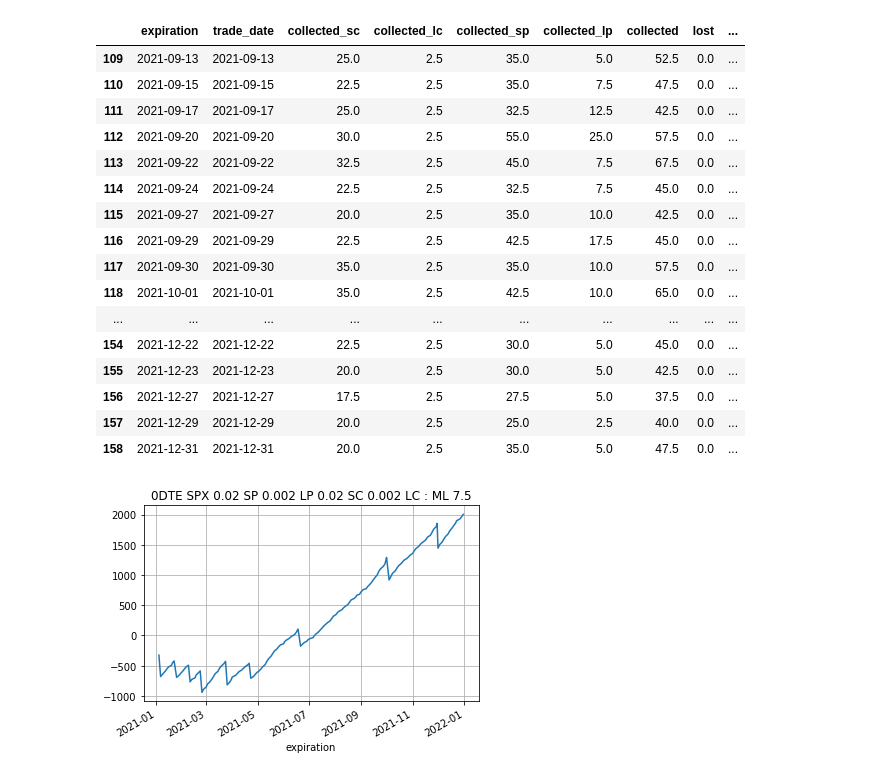
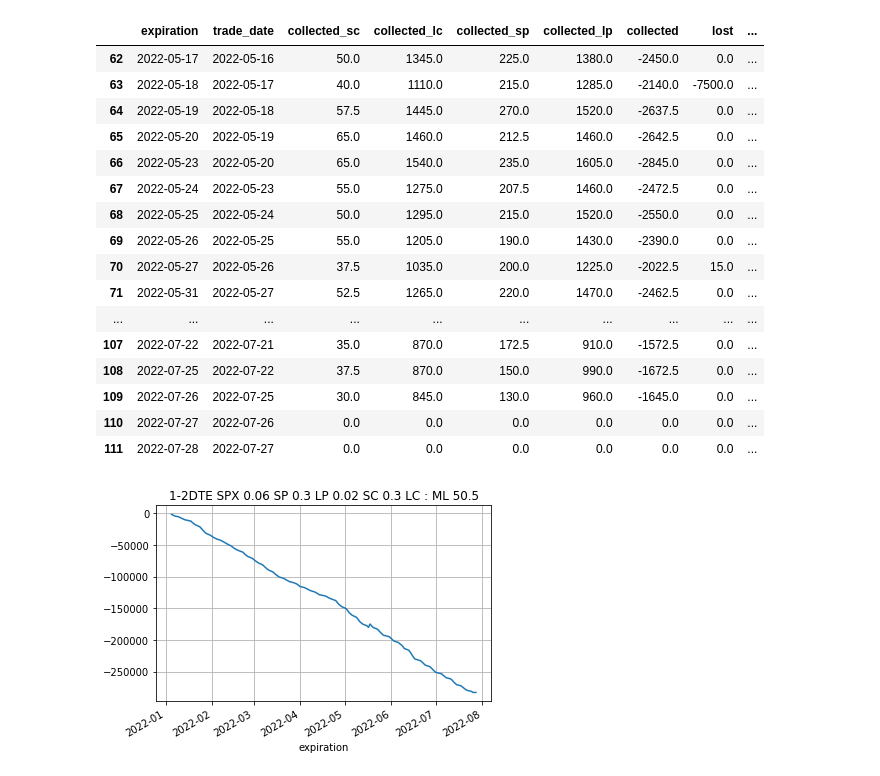
Before and after one commit to jcurtiswebb/SPXoptions-put-backtesting, a Jupyter notebook: spx-option-spread-backtester.ipynb, the cells around one changed output. Saved outputs shown, nothing was run; the diff lists cells and outputs as text; code cells hidden in the pictures.

```diff
--- a/spx-option-spread-backtester.ipynb
+++ b/spx-option-spread-backtester.ipynb
@@ -7,7 +7,7 @@ import matplotlib.pyplot as plt
 import os
 import os.path
 
-df = pd.read_csv(f"../input/cboedailytrimspxcboe202202020939/cboe_spx_2021_0dte_all.csv", index_col=None, header=0)
+df = pd.read_csv(f"../input/cboedailytrimspxcboe202202020939/cboe_spx_2022_1545_1600.csv", index_col=None, header=0)
 df['expiration']=pd.to_datetime(df['expiration'])
 df['quote_date']=pd.to_datetime(df['quote_date'])
 df['delta'] = df['delta'].abs()
@@ -15,15 +15,15 @@ df['delta'] = df['delta'].abs()
 #########################
 # Settings for backtest #
 #########################
-delta_sp = 0.02
-delta_lp = 0.002
+delta_sp = 0.06
+delta_lp = 0.3
 delta_sc = 0.02
-delta_lc = 0.002
+delta_lc = 0.3
 
-same_day = True
-purchase_time = '09:45:00'
+same_day = False
+purchase_time = '15:45:00'
 
-max_loss = 7.5
+max_loss = 50.5
 
 commission = 1.5
 
@@ -194,28 +182,28 @@ df_trade_plot = df_trade_plot['net'].cumsum()
 df_trades.tail(50)
 # %% [output]
 |  | expiration | trade_date | collected_sc | collected_lc | collected_sp | collected_lp | collected | lost | ... |
-| 109 | 2021-09-13 | 2021-09-13 | 25.0 | 2.5 | 35.0 | 5.0 | 52.5 | 0.0 | ... |
-| 110 | 2021-09-15 | 2021-09-15 | 22.5 | 2.5 | 35.0 | 7.5 | 47.5 | 0.0 | ... |
-| 111 | 2021-09-17 | 2021-09-17 | 25.0 | 2.5 | 32.5 | 12.5 | 42.5 | 0.0 | ... |
-| 112 | 2021-09-20 | 2021-09-20 | 30.0 | 2.5 | 55.0 | 25.0 | 57.5 | 0.0 | ... |
-| 113 | 2021-09-22 | 2021-09-22 | 32.5 | 2.5 | 45.0 | 7.5 | 67.5 | 0.0 | ... |
-| 114 | 2021-09-24 | 2021-09-24 | 22.5 | 2.5 | 32.5 | 7.5 | 45.0 | 0.0 | ... |
-| 115 | 2021-09-27 | 2021-09-27 | 20.0 | 2.5 | 35.0 | 10.0 | 42.5 | 0.0 | ... |
-| 116 | 2021-09-29 | 2021-09-29 | 22.5 | 2.5 | 42.5 | 17.5 | 45.0 | 0.0 | ... |
-| 117 | 2021-09-30 | 2021-09-30 | 35.0 | 2.5 | 35.0 | 10.0 | 57.5 | 0.0 | ... |
-| 118 | 2021-10-01 | 2021-10-01 | 35.0 | 2.5 | 42.5 | 10.0 | 65.0 | 0.0 | ... |
+| 62 | 2022-05-17 | 2022-05-16 | 50.0 | 1345.0 | 225.0 | 1380.0 | -2450.0 | 0.0 | ... |
+| 63 | 2022-05-18 | 2022-05-17 | 40.0 | 1110.0 | 215.0 | 1285.0 | -2140.0 | -7500.0 | ... |
+| 64 | 2022-05-19 | 2022-05-18 | 57.5 | 1445.0 | 270.0 | 1520.0 | -2637.5 | 0.0 | ... |
+| 65 | 2022-05-20 | 2022-05-19 | 65.0 | 1460.0 | 212.5 | 1460.0 | -2642.5 | 0.0 | ... |
+| 66 | 2022-05-23 | 2022-05-20 | 65.0 | 1540.0 | 235.0 | 1605.0 | -2845.0 | 0.0 | ... |
+| 67 | 2022-05-24 | 2022-05-23 | 55.0 | 1275.0 | 207.5 | 1460.0 | -2472.5 | 0.0 | ... |
+| 68 | 2022-05-25 | 2022-05-24 | 50.0 | 1295.0 | 215.0 | 1520.0 | -2550.0 | 0.0 | ... |
+| 69 | 2022-05-26 | 2022-05-25 | 55.0 | 1205.0 | 190.0 | 1430.0 | -2390.0 | 0.0 | ... |
+| 70 | 2022-05-27 | 2022-05-26 | 37.5 | 1035.0 | 200.0 | 1225.0 | -2022.5 | 15.0 | ... |
+| 71 | 2022-05-31 | 2022-05-27 | 52.5 | 1265.0 | 220.0 | 1470.0 | -2462.5 | 0.0 | ... |
 | ... | ... | ... | ... | ... | ... | ... | ... | ... | ... |
-| 154 | 2021-12-22 | 2021-12-22 | 22.5 | 2.5 | 30.0 | 5.0 | 45.0 | 0.0 | ... |
-| 155 | 2021-12-23 | 2021-12-23 | 20.0 | 2.5 | 30.0 | 5.0 | 42.5 | 0.0 | ... |
-| 156 | 2021-12-27 | 2021-12-27 | 17.5 | 2.5 | 27.5 | 5.0 | 37.5 | 0.0 | ... |
-| 157 | 2021-12-29 | 2021-12-29 | 20.0 | 2.5 | 25.0 | 2.5 | 40.0 | 0.0 | ... |
-| 158 | 2021-12-31 | 2021-12-31 | 20.0 | 2.5 | 35.0 | 5.0 | 47.5 | 0.0 | ... |
+| 107 | 2022-07-22 | 2022-07-21 | 35.0 | 870.0 | 172.5 | 910.0 | -1572.5 | 0.0 | ... |
+| 108 | 2022-07-25 | 2022-07-22 | 37.5 | 870.0 | 150.0 | 990.0 | -1672.5 | 0.0 | ... |
+| 109 | 2022-07-26 | 2022-07-25 | 30.0 | 845.0 | 130.0 | 960.0 | -1645.0 | 0.0 | ... |
+| 110 | 2022-07-27 | 2022-07-26 | 0.0 | 0.0 | 0.0 | 0.0 | 0.0 | 0.0 | ... |
+| 111 | 2022-07-28 | 2022-07-27 | 0.0 | 0.0 | 0.0 | 0.0 | 0.0 | 0.0 | ... |
 # %%
 fig = plt.figure()
 ax = fig.add_subplot(1, 1, 1)
 df_trade_plot.plot(ax=ax)
-plt.title(f"0DTE SPX {delta_sp} SP {delta_lp} LP {delta_sc} SC {delta_lc} LC : ML {max_loss}")
+plt.title(f"{'0' if same_day else '1-2'}DTE SPX {delta_sp} SP {delta_lp} LP {delta_sc} SC {delta_lc} LC : ML {max_loss}")
 plt.grid()
-plt.savefig(f"0DTE_SPX_{delta_sp}SP_{delta_lp}LP_{delta_sc}SC_{delta_lc}LC_IC.png")
+plt.savefig(f"{'0' if same_day else '1-2'}DTE_SPX_{delta_sp}SP_{delta_lp}LP_{delta_sc}SC_{delta_lc}LC_IC.png")
 # %% [output]
-[figure, old version]
+[figure, new version]
```
Also changed, not shown: parts of 2 cells of this notebook.
